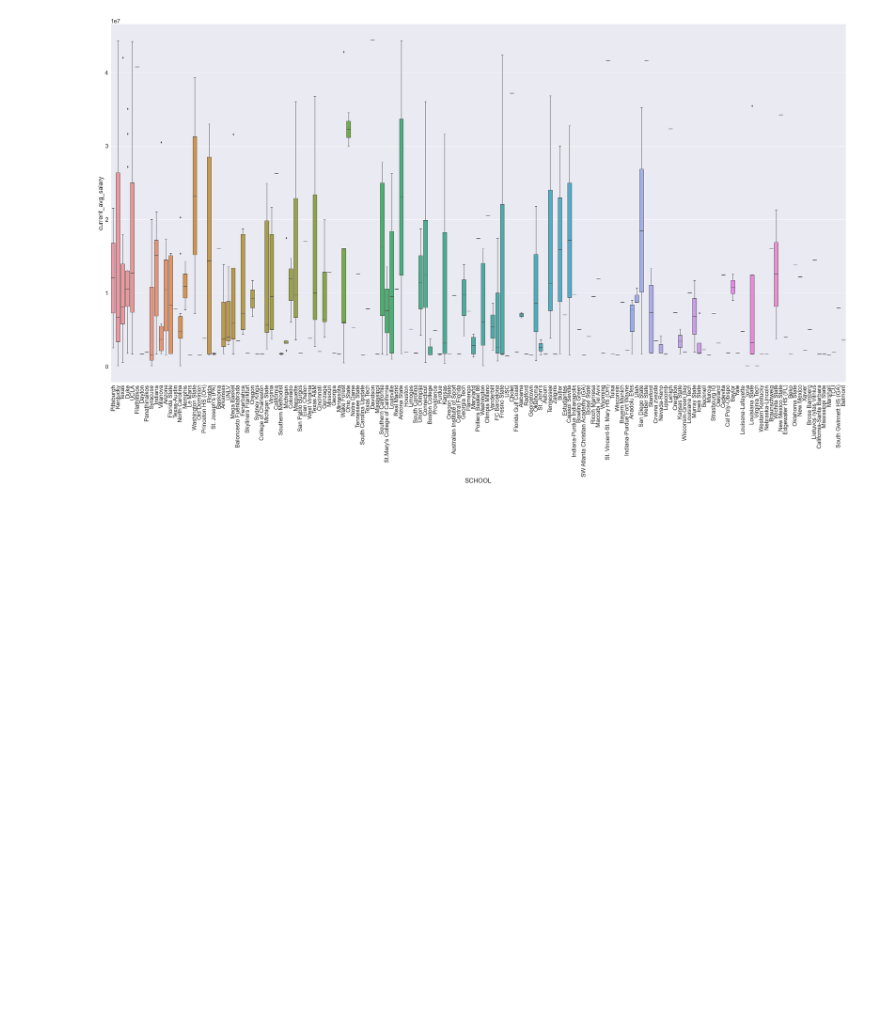
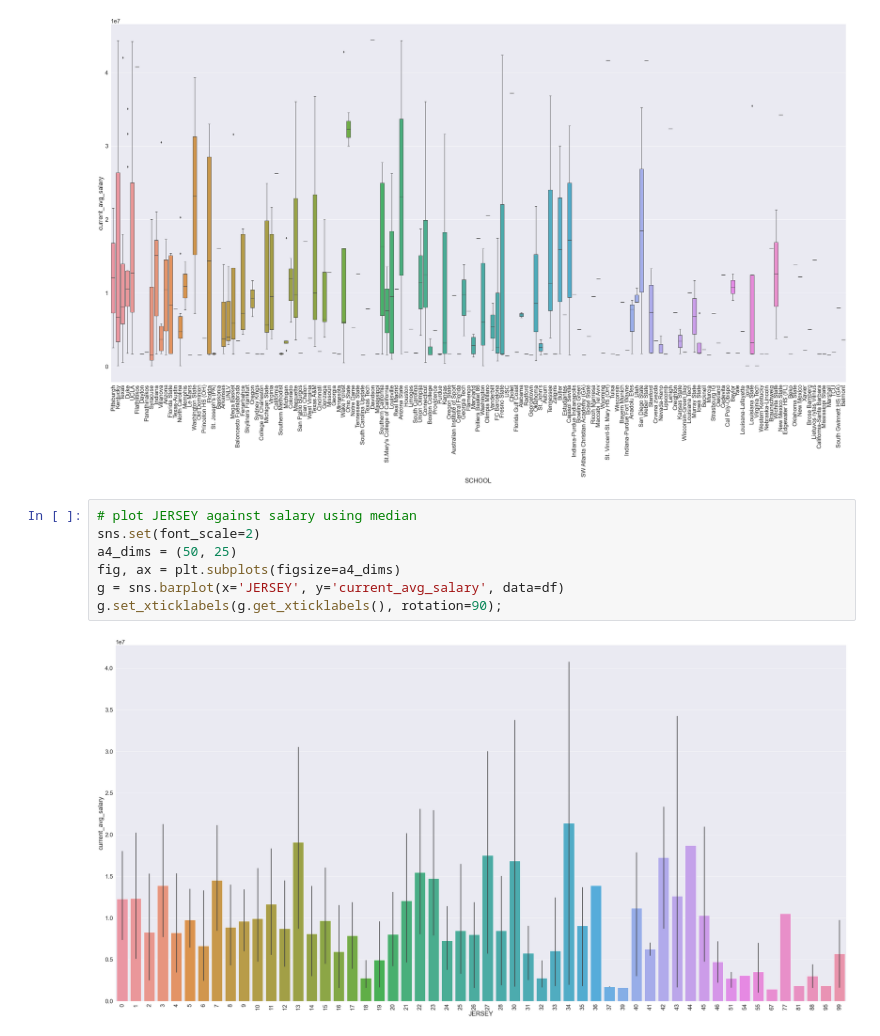
Before and after one commit to jinshuochen/Spring-Board-Capstone-Two, a Jupyter notebook: nba_player_salary/notebooks/03_exploratory_data_analysis.ipynb, the cells around one changed output. Saved outputs shown, nothing was run; the diff lists cells and outputs as text; blank space fills up the shorter version.

```diff
--- a/nba_player_salary/notebooks/03_exploratory_data_analysis.ipynb
+++ b/nba_player_salary/notebooks/03_exploratory_data_analysis.ipynb
@@ -204,3 +204,12 @@ g = sns.boxplot(x='SCHOOL', y='current_avg_salary', data=df)
 g = plt.xticks(rotation=90)
 # %% [output]
 [figure]
+# %%
+# plot JERSEY against salary using median
+sns.set(font_scale=2)
+a4_dims = (50, 25)
+fig, ax = plt.subplots(figsize=a4_dims)
+g = sns.barplot(x='JERSEY', y='current_avg_salary', data=df)
+g.set_xticklabels(g.get_xticklabels(), rotation=90);
+# %% [output]
+[figure, added]
```
Also changed, not shown: parts of 4 cells of this notebook, 4 other files.
